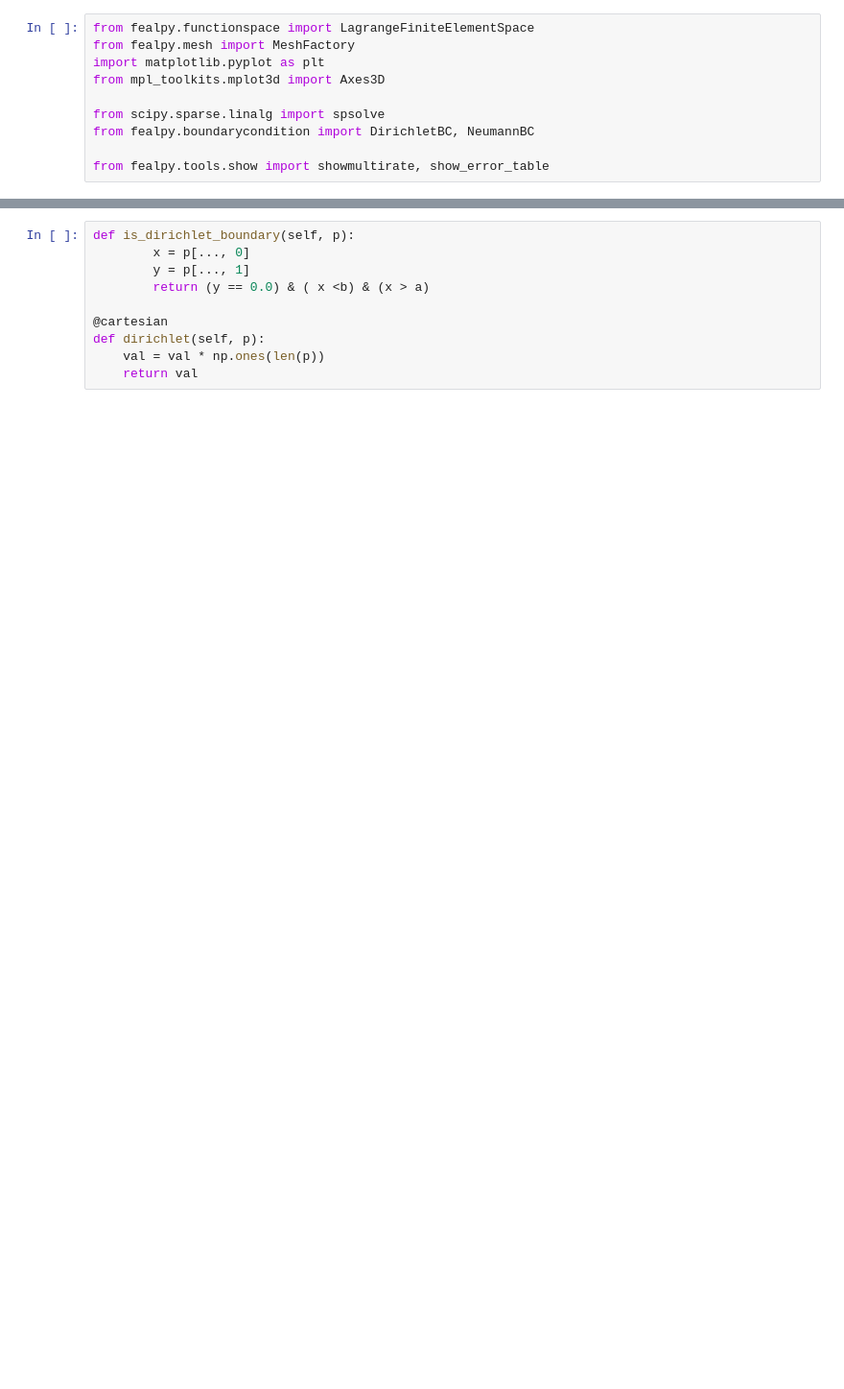
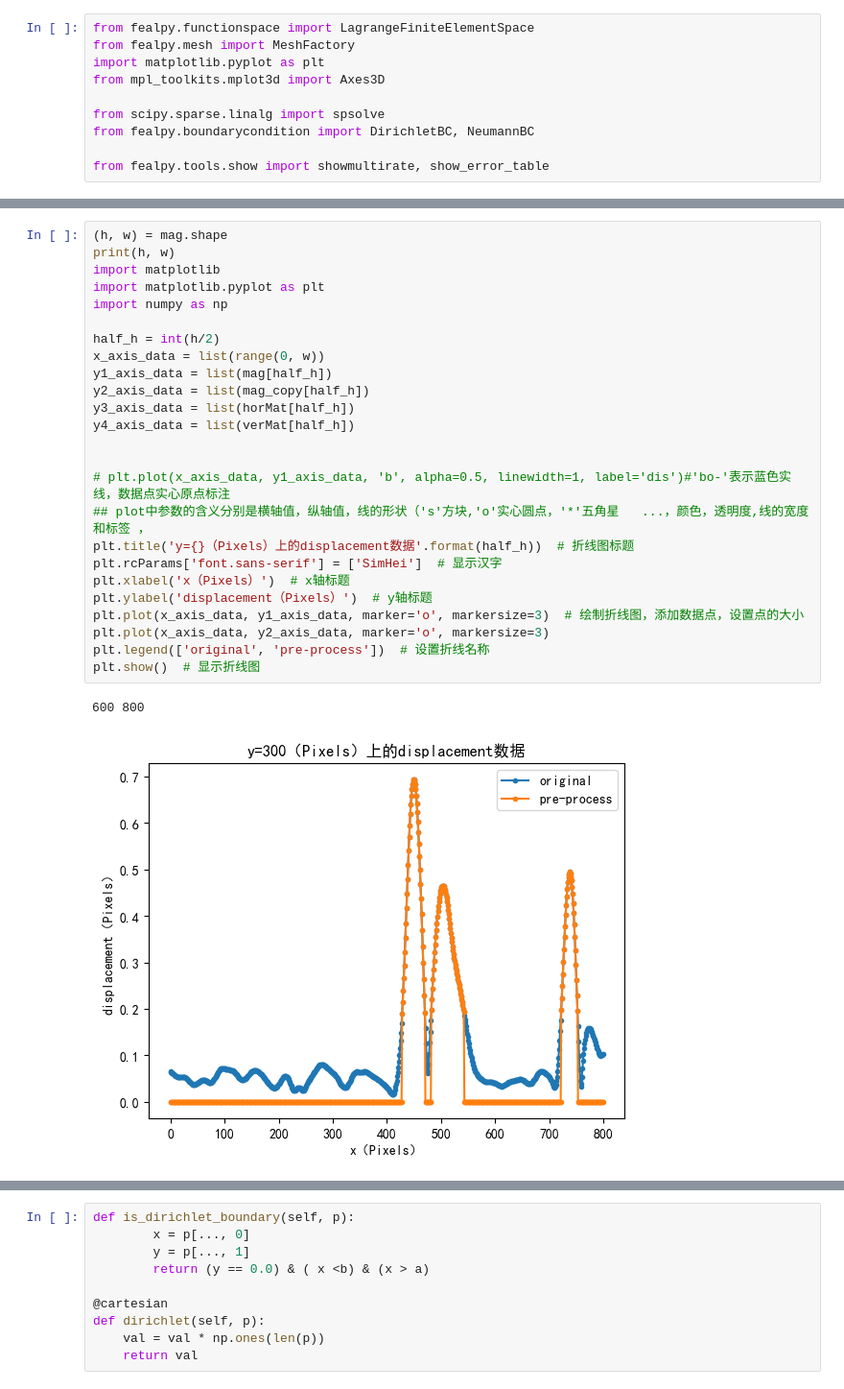
Before and after one commit to synjoker/20210803FDM01, a Jupyter notebook: PDEPOISSONSOLVER copy.ipynb, the cells around one changed output, grey strips where cells are left out. Shown at 96% size. Saved outputs shown, nothing was run; the diff lists cells and outputs as text; blank space fills up the shorter version.

```diff
--- a/PDEPOISSONSOLVER copy.ipynb
+++ b/PDEPOISSONSOLVER copy.ipynb
@@ -10,0 +45,28 @@ from fealpy.tools.show import showmultirate, show_error_table
+# %%
+(h, w) = mag.shape
+print(h, w)
+import matplotlib
+import matplotlib.pyplot as plt
+import numpy as np
+
+half_h = int(h/2)
+x_axis_data = list(range(0, w))
+y1_axis_data = list(mag[half_h])
+y2_axis_data = list(mag_copy[half_h])
+y3_axis_data = list(horMat[half_h])
+y4_axis_data = list(verMat[half_h])
+
+
+# plt.plot(x_axis_data, y1_axis_data, 'b', alpha=0.5, linewidth=1, label='dis')#'bo-'表示蓝色实线，数据点实心原点标注
+## plot中参数的含义分别是横轴值，纵轴值，线的形状（'s'方块,'o'实心圆点，'*'五角星   ...，颜色，透明度,线的宽度和标签 ，
+plt.title('y={}（Pixels）上的displacement数据'.format(half_h))  # 折线图标题
+plt.rcParams['font.sans-serif'] = ['SimHei']  # 显示汉字
+plt.xlabel('x（Pixels）')  # x轴标题
+plt.ylabel('displacement（Pixels）')  # y轴标题
+plt.plot(x_axis_data, y1_axis_data, marker='o', markersize=3)  # 绘制折线图，添加数据点，设置点的大小
+plt.plot(x_axis_data, y2_axis_data, marker='o', markersize=3)
+plt.legend(['original', 'pre-process'])  # 设置折线名称
+plt.show()  # 显示折线图
+# %% [output]
+600 800
+[figure, added]
```
Also changed, not shown: parts of 9 cells of this notebook, 7 other files.
